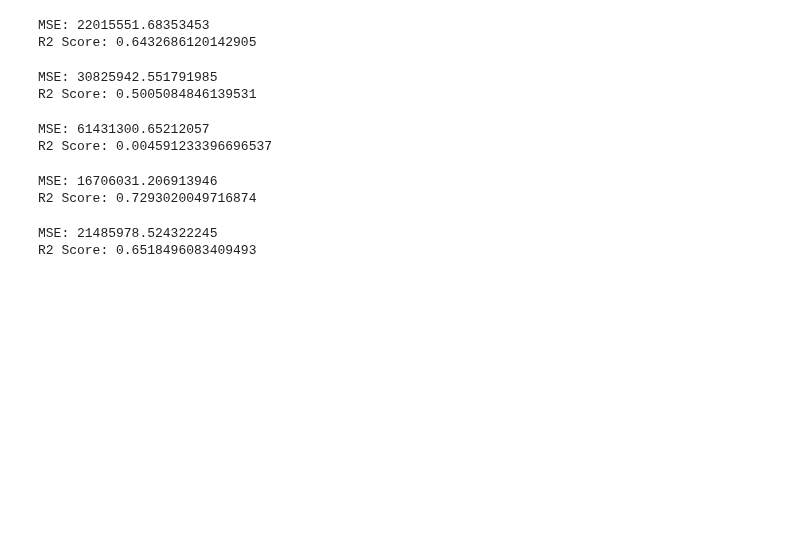
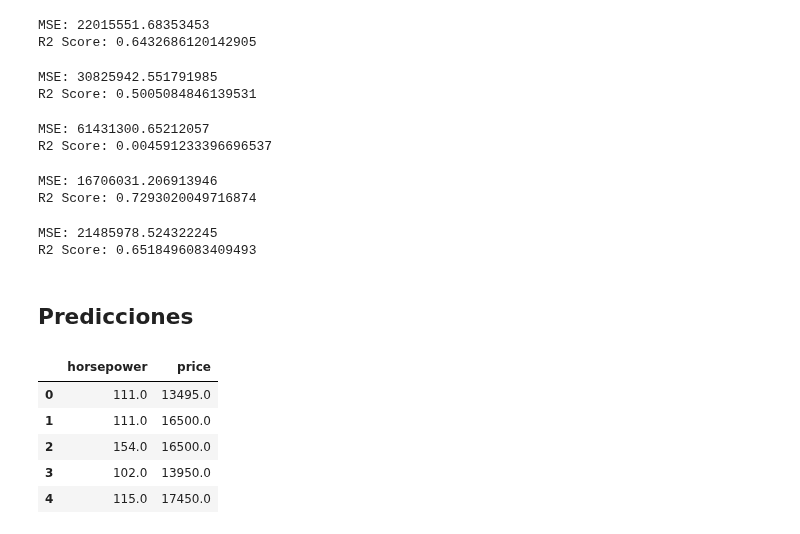
Before and after one commit to jgomezz/cpe_ciencia_datos_python, a Jupyter notebook: mod3_analitica_datos_python/semana_03_desarrollo_modelo.ipynb, the cells around one changed output. Drawn from its saved outputs; the diff is of its cells as text; code cells hidden in the pictures; blank space fills up the shorter version.

```diff
--- a/mod3_analitica_datos_python/semana_03_desarrollo_modelo.ipynb
+++ b/mod3_analitica_datos_python/semana_03_desarrollo_modelo.ipynb
@@ -449,3 +449,15 @@ print("R2 Score:", r2)
 # %% [output]
 MSE: 21485978.524322245
 R2 Score: 0.6518496083409493
+# %% [markdown]
+## Predicciones
+# %%
+df1 = df[['horsepower','price']]
+df1.head()
+# %% [output]
+|  | horsepower | price |
+| 0 | 111.0 | 13495.0 |
+| 1 | 111.0 | 16500.0 |
+| 2 | 154.0 | 16500.0 |
+| 3 | 102.0 | 13950.0 |
+| 4 | 115.0 | 17450.0 |
```
Also changed, not shown: parts of 3 cells of this notebook.
